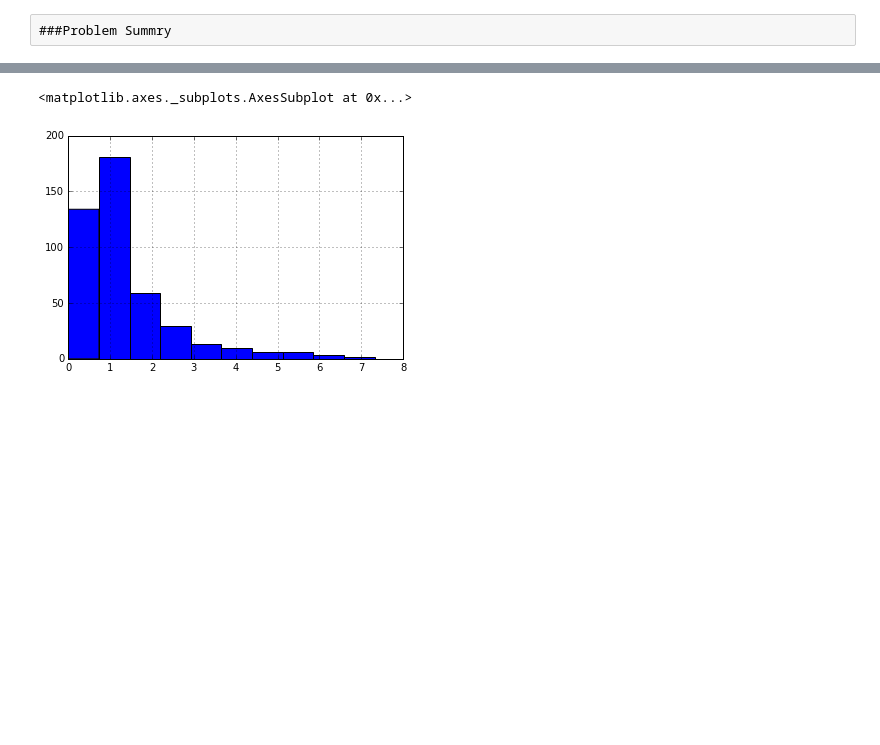
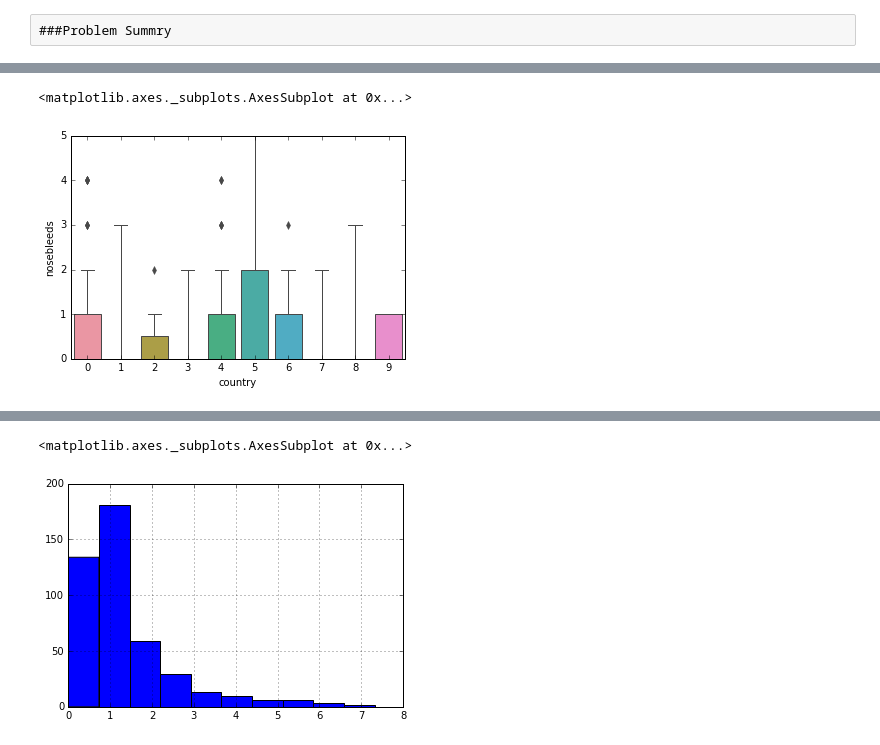
Before and after one commit to sr33kant/nasalMVS, a Jupyter notebook: BayerMVNS.ipynb, the cells around one changed output, grey strips where cells are left out. Drawn from its saved outputs; the diff is of its cells as text; code cells hidden in the pictures; blank space fills up the shorter version.

```diff
--- a/BayerMVNS.ipynb
+++ b/BayerMVNS.ipynb
@@ -29,0 +36,5 @@ full_data.drop(['eye_colour'],axis=1)
+# %%
+sns.boxplot(full_data.country,full_data.nosebleeds)
+# %% [output]
+<matplotlib.axes._subplots.AxesSubplot at 0x...>
+[figure, added]
```
Also changed, not shown: parts of 12 cells of this notebook.
